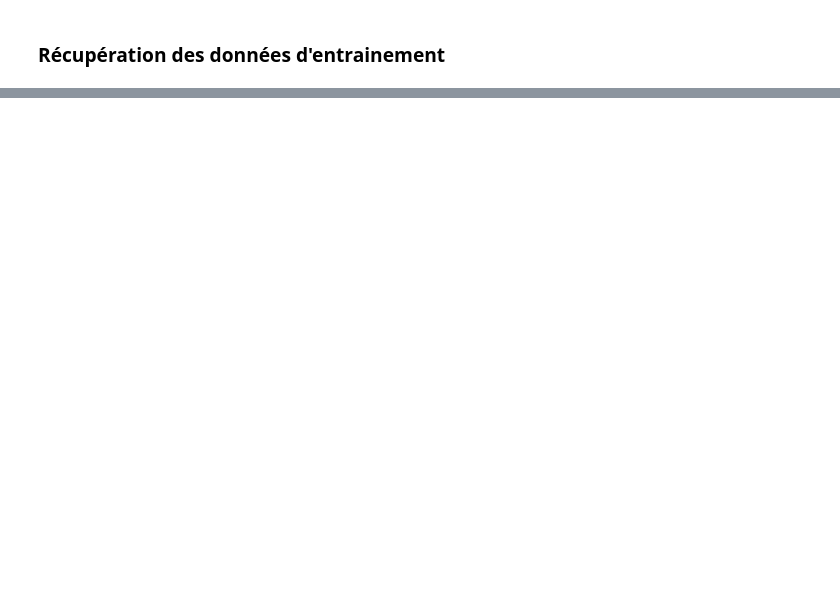
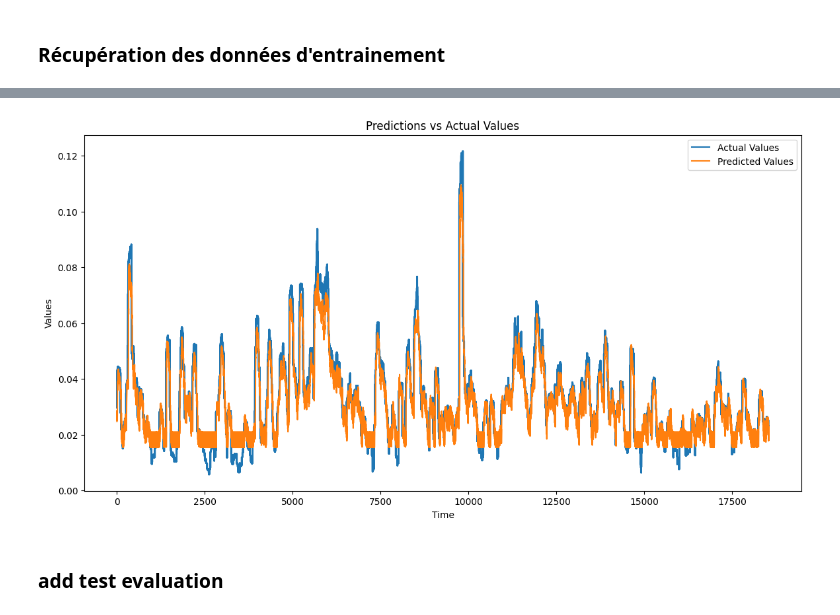
Before and after one commit to emmaebrl/crypto-volatility-lab, a Jupyter notebook: sandbox/explo_time_series.ipynb, the cells around one changed output, grey strips where cells are left out. Saved outputs shown, nothing was run; the diff lists cells and outputs as text; code cells hidden in the pictures; blank space fills up the shorter version.

```diff
--- a/sandbox/explo_time_series.ipynb
+++ b/sandbox/explo_time_series.ipynb
@@ -166,0 +242,6 @@ results = pipeline.run(data)
+# %%
+pipeline.plot_predictions(data, features["Volatility"].values.astype(np.float64))
+# %% [output]
+[figure, added]
+# %% [markdown]
+### add test evaluation
```
Also changed, not shown: parts of 22 cells of this notebook, 8 other files.
